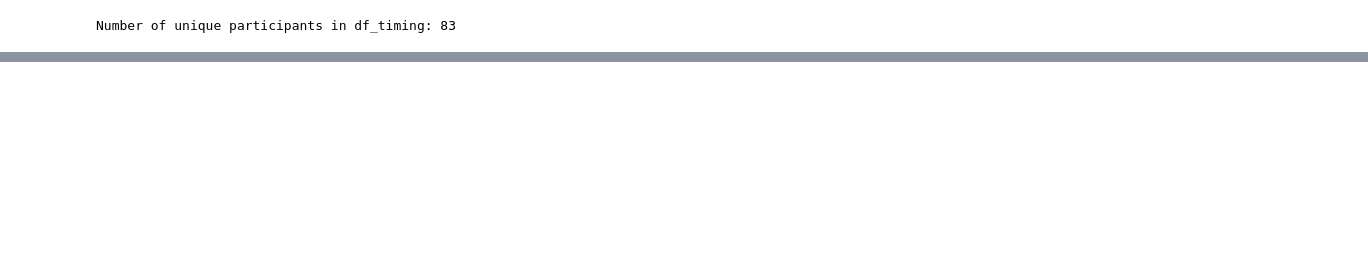
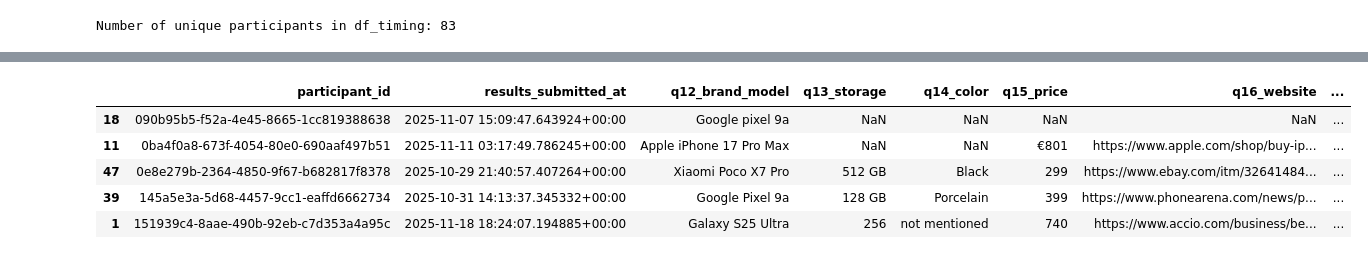
Before and after one commit to kaki1995/Advanced-Project-Study_TUM-GG-Istanbul, a Jupyter notebook: chat_data_processing.ipynb, the cells around one changed output, grey strips where cells are left out. Saved outputs shown, nothing was run; the diff lists cells and outputs as text; code cells hidden in the pictures; blank space fills up the shorter version.

```diff
--- a/chat_data_processing.ipynb
+++ b/chat_data_processing.ipynb
@@ -284,0 +345,14 @@ Number of unique participants in df_timing: 83
+# %%
+# Drop unnecessary columns and rename for clarity (Preparing for Join datasets)
+
+df_results = df_results.drop(columns=['id'])
+df_results = df_results.rename(columns={'submitted_at': 'results_submitted_at'})
+
+df_results.head()
+# %% [output]
+|  | participant_id | results_submitted_at | q12_brand_model | q13_storage | q14_color | q15_price | q16_website | ... |
+| 18 | 090b95b5-f52a-4e45-8665-1cc819388638 | 2025-11-07 15:09:47.643924+00:00 | Google pixel 9a | NaN | NaN | NaN | NaN | ... |
+| 11 | 0ba4f0a8-673f-4054-80e0-690aaf497b51 | 2025-11-11 03:17:49.786245+00:00 | Apple iPhone 17 Pro Max | NaN | NaN | €801 | https://www.apple.com/shop/buy-ip... | ... |
+| 47 | 0e8e279b-2364-4850-9f67-b682817f8378 | 2025-10-29 21:40:57.407264+00:00 | Xiaomi Poco X7 Pro | 512 GB | Black | 299 | https://www.ebay.com/itm/32641484... | ... |
+| 39 | 145a5e3a-5d68-4457-9cc1-eaffd6662734 | 2025-10-31 14:13:37.345332+00:00 | Google Pixel 9a | 128 GB | Porcelain | 399 | https://www.phonearena.com/news/p... | ... |
+| 1 | 151939c4-8aae-490b-92eb-c7d353a4a95c | 2025-11-18 18:24:07.194885+00:00 | Galaxy S25 Ultra | 256 | not mentioned | 740 | https://www.accio.com/business/be... | ... |
```
Also changed, not shown: parts of 9 cells of this notebook.
